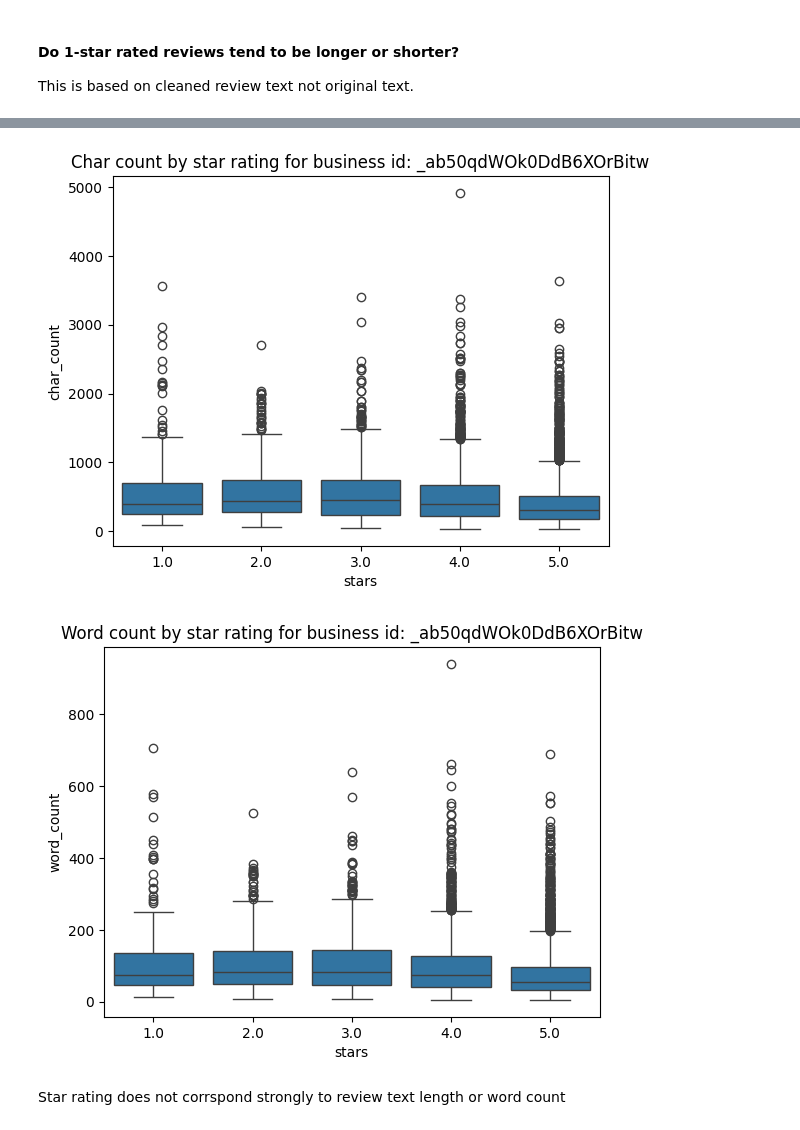
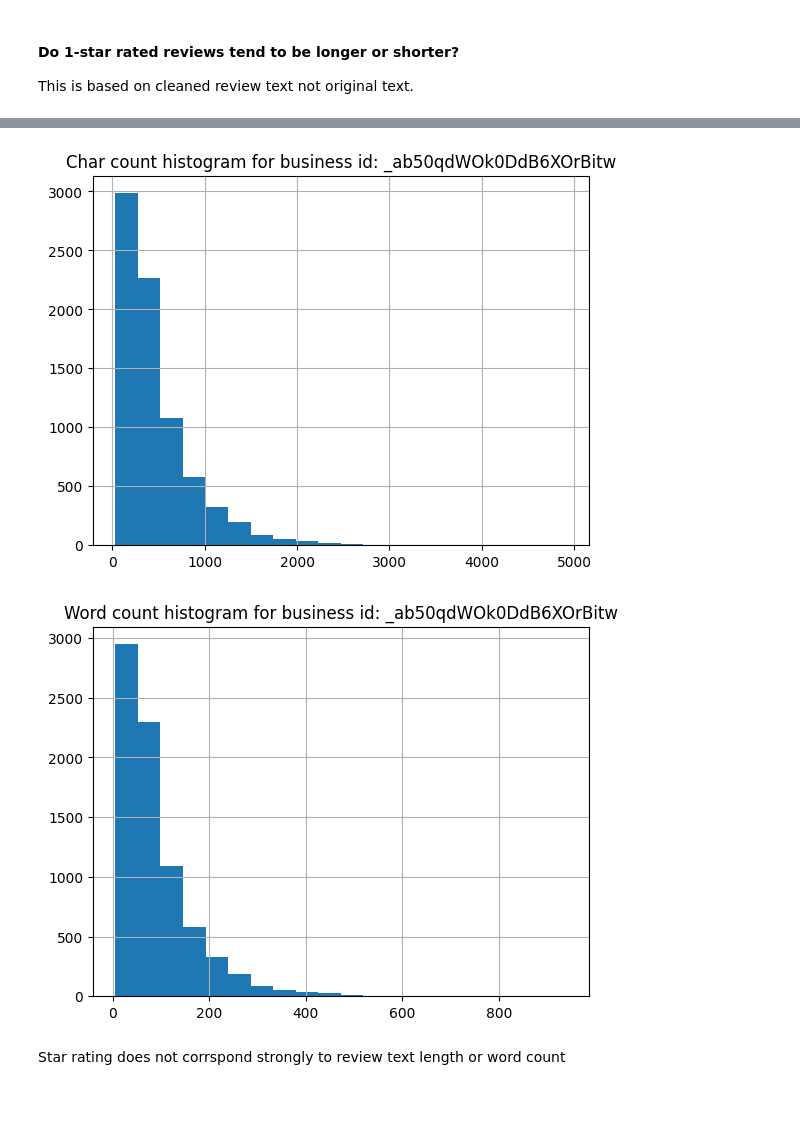
Before and after one commit to gisaf22/sentiment-analysis-yelp-reviews, a Jupyter notebook: data_pre_processing.ipynb, the cells around one changed output, grey strips where cells are left out. Saved outputs shown, nothing was run; the diff lists cells and outputs as text; code cells hidden in the pictures; blank space fills up the shorter version.

```diff
--- a/data_pre_processing.ipynb
+++ b/data_pre_processing.ipynb
@@ -105,13 +136,13 @@ spark.stop()
 - Collapse whitespace
 - Lower case (Standardize the case)
 # %%
-business_reviews_df['text_cleaned'] = business_reviews_df.text.apply(text_preprocessor)
+reviews_semantic_df['text_cleaned'] = reviews_semantic_df.text.apply(text_preprocessor)
 # %% [markdown]
 #### Extract year for visualizing review counts trends over years
 We want to check what years had highest number of reviews for this business.
 # %%
 # extract year from date
-business_reviews_df['year'] = pd.to_datetime(business_reviews_df.date).dt.year
+reviews_semantic_df['year'] = pd.to_datetime(reviews_semantic_df.date).dt.year
 # %% [markdown]
 #### Feature Engineering
 
@@ -120,7 +151,7 @@ High-level information:
 - Word counts(Count Vectorizer/Tf-Idf/N-grams)
 - Average word length
 # %%
-business_reviews_df['char_count'] = business_reviews_df.text_cleaned.str.len()
-business_reviews_df['word_count'] = business_reviews_df.text_cleaned.str.split().str.len()
-business_reviews_df['avg_word_length'] = business_reviews_df['char_count']/business_reviews_df['word_count']
+reviews_semantic_df['char_count'] = reviews_semantic_df.text_cleaned.str.len()
+reviews_semantic_df['word_count'] = reviews_semantic_df.text_cleaned.str.split().str.len()
+reviews_semantic_df['avg_word_length'] = reviews_semantic_df['char_count']/reviews_semantic_df['word_count']
 # %%
@@ -132,2 +172,4 @@ business_reviews_df.head(2)
+# %%
+reviews_semantic_df["lemmas"] = reviews_semantic_df["text_cleaned"].apply(lemmatize)
 # %% [markdown]
 #### Content-based features
@@ -234,17 +278,17 @@ business_reviews_df.head()
 | 3 | aPpHBDs7Jiiq0sb9YutOhQ | _ab50qdWOk0DdB6XOrBitw | 5.0 | I love this place. I wish my stay... | 2013-06-24 18:07:12 | i love this place. i wish my stay... | 2013 | 193 | 40 | ... |
 | 4 | k9OG5kA5ebruSx_f1T-P-A | _ab50qdWOk0DdB6XOrBitw | 3.0 | Loved the chargrilled oysters! I ... | 2010-10-06 08:03:20 | loved the chargrilled oysters! i ... | 2010 | 1277 | 230 | ... |
 # %%
-sns.boxplot(x='stars', y='char_count', data=business_reviews_df)
-plt.title(f"Char count by star rating for business id: {business_id}")
+reviews_semantic_df.hist('char_count', bins=20)
+plt.title(f"Char count histogram for business id: {business_id}")
 plt.show()
 # %% [output]
-[figure, old version]
+[figure, new version]
 # %%
-sns.boxplot(x='stars', y='word_count', data=business_reviews_df)
-plt.title(f"Word count by star rating for business id: {business_id}")
+reviews_semantic_df.hist('word_count', bins=20)
+plt.title(f"Word count histogram for business id: {business_id}")
 plt.show()
 # %% [output]
-[figure, old version]
+[figure, new version]
 # %% [markdown]
 Star rating does not corrspond strongly to review text length or word count
 # %% [markdown]
```
Also changed, not shown: parts of 34 cells of this notebook, 35 other files.
